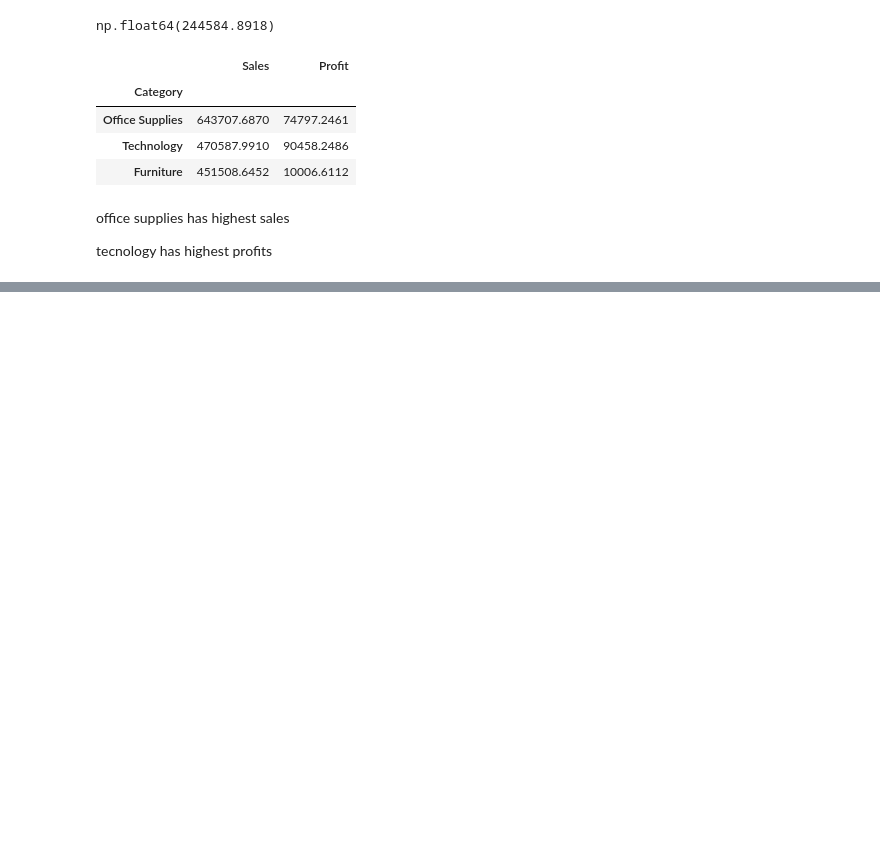
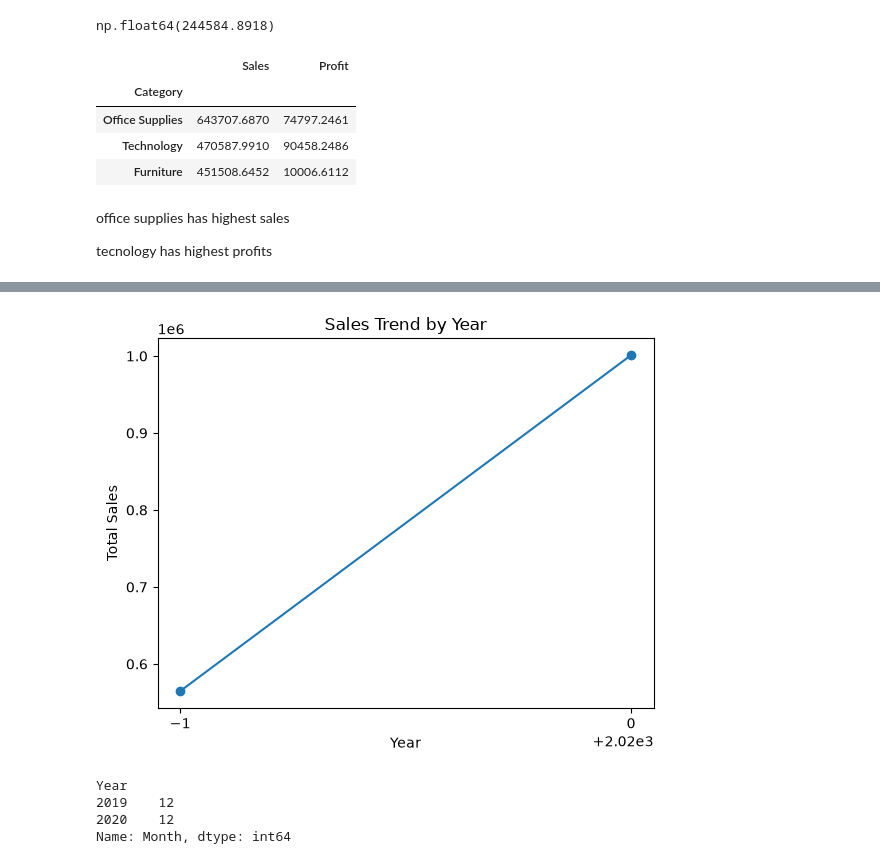
Before and after one commit to CodeByOmi/DataScienceRoadmap, a Jupyter notebook: PROJECTS/01_RETAIL_SALES_ANALYSIS/NOTEBOOKS/retail_sales_analysis.ipynb, the cells around one changed output, grey strips where cells are left out. Drawn from its saved outputs; the diff is of its cells as text; code cells hidden in the pictures; blank space fills up the shorter version.

```diff
--- a/PROJECTS/01_RETAIL_SALES_ANALYSIS/NOTEBOOKS/retail_sales_analysis.ipynb
+++ b/PROJECTS/01_RETAIL_SALES_ANALYSIS/NOTEBOOKS/retail_sales_analysis.ipynb
@@ -411,0 +485,19 @@ tecnology has highest profits
+# %%
+yearly_sales = df.groupby("Year")["Sales"].sum()
+
+yearly_sales.plot(kind="line", marker="o")
+
+plt.title("Sales Trend by Year")
+plt.xlabel("Year")
+plt.ylabel("Total Sales")
+plt.xticks(yearly_sales.index)
+plt.show()
+# %% [output]
+[figure, added]
+# %%
+df.groupby("Year")["Month"].nunique()
+# %% [output]
+Year
+2019    12
+2020    12
+Name: Month, dtype: int64
```
Also changed, not shown: parts of 11 cells of this notebook.
